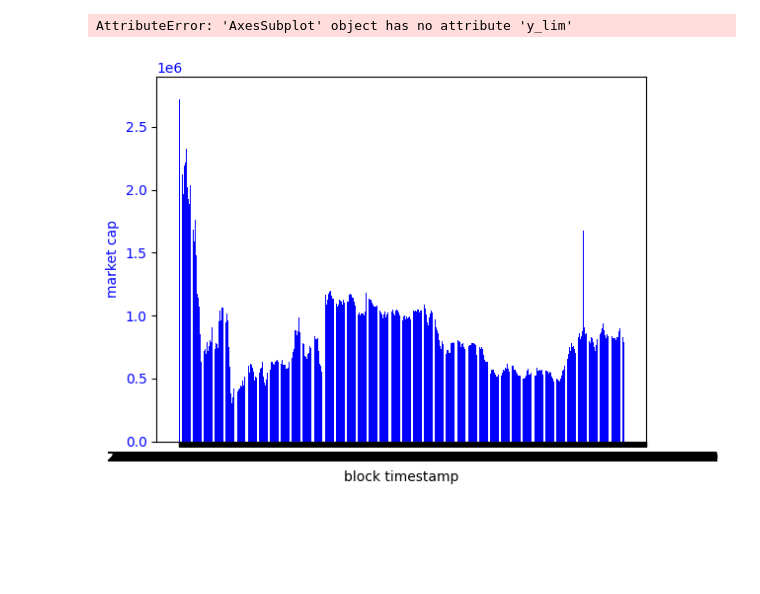
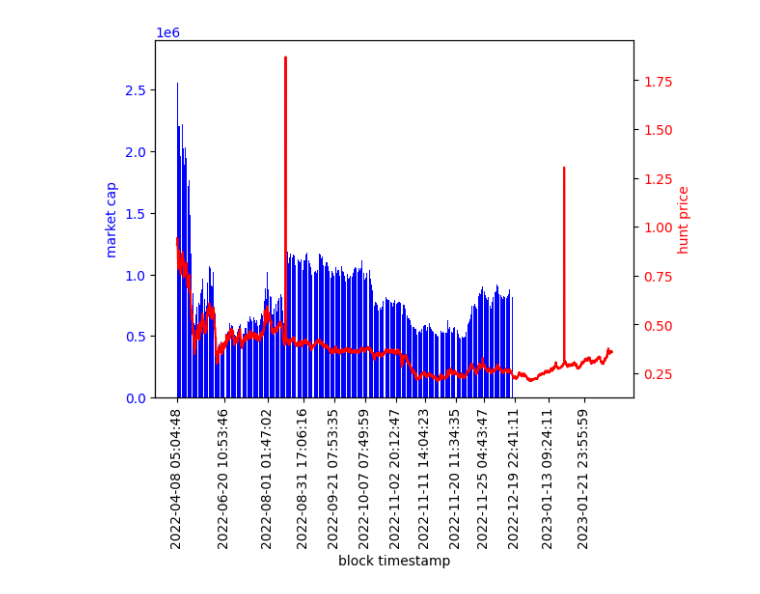
Before and after one commit to DigData-ai/token-analyzer, a Jupyter notebook: token-overview/price_and_mcap.ipynb, the cells around one changed output. Saved outputs shown, nothing was run; the diff lists cells and outputs as text; code cells hidden in the pictures; blank space fills up the shorter version.

```diff
--- a/token-overview/price_and_mcap.ipynb
+++ b/token-overview/price_and_mcap.ipynb
@@ -11,29 +11,27 @@ HUNT_PRICE['market_cap'] = HUNT_PRICE['huntprice'] * HUNT_TVL['0']
 # %%
 import matplotlib.pyplot as plt
 import numpy as np
 
 # Create a figure and a set of subplots
 fig, ax1 = plt.subplots()
 
 # Plot the data on the first set of y-axes
 ax1.bar(HUNT_PRICE['block_timestamp'], HUNT_PRICE['market_cap'], color='b')
 ax1.set_xlabel('block timestamp')
 ax1.set_ylabel('market cap', color='b')
 ax1.tick_params(axis='y', labelcolor='b')
-ax1.set_ylim(0, 100000000000)
 plt.xticks(HUNT_PRICE['block_timestamp'][::500], rotation=90)
 
 
 # Create a second set of y-axes with the same x-axis
 ax2 = ax1.twinx()
 
 # Plot the data on the second set of y-axes
 ax2.plot(HUNT_PRICE['block_timestamp'], HUNT_PRICE['huntprice'], color='r')
 ax2.set_ylabel('hunt price', color='r')
 ax2.tick_params(axis='y', labelcolor='r')
 
 # Show the plot
 plt.show()
 # %% [output]
-AttributeError: 'AxesSubplot' object has no attribute 'y_lim'
-[figure, old version]
+[figure, new version]
```
Also changed, not shown: parts of 1 cell of this notebook.
